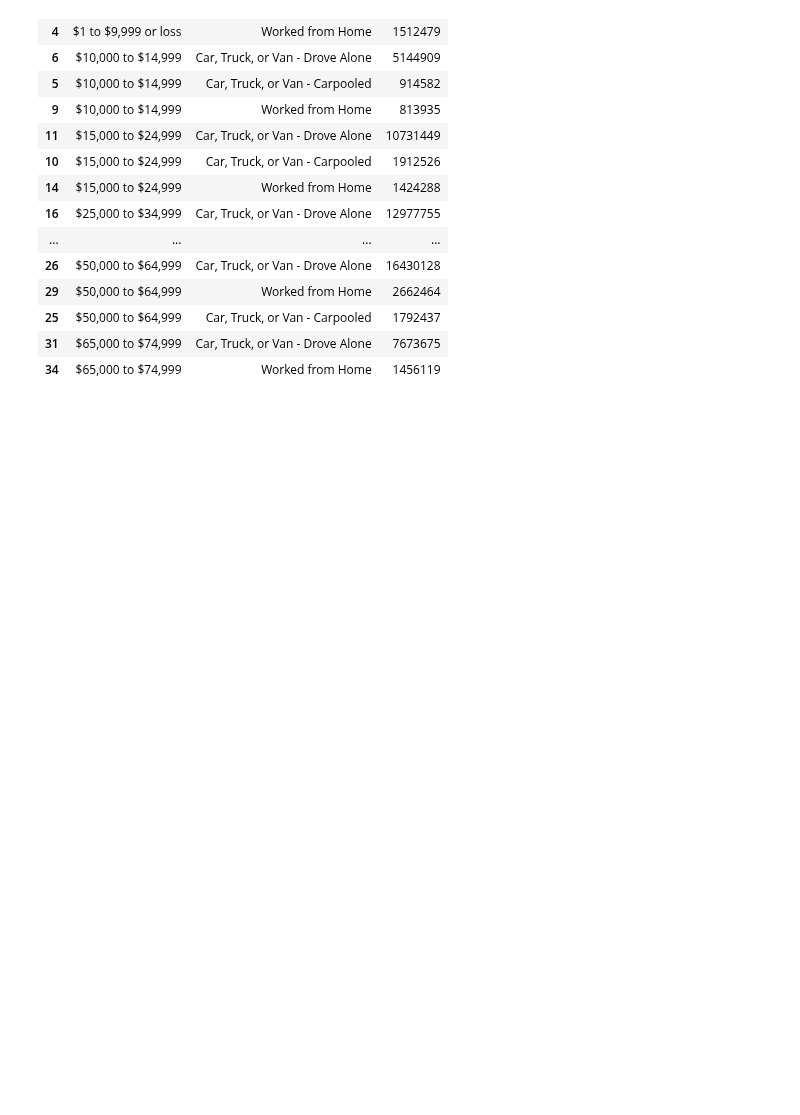
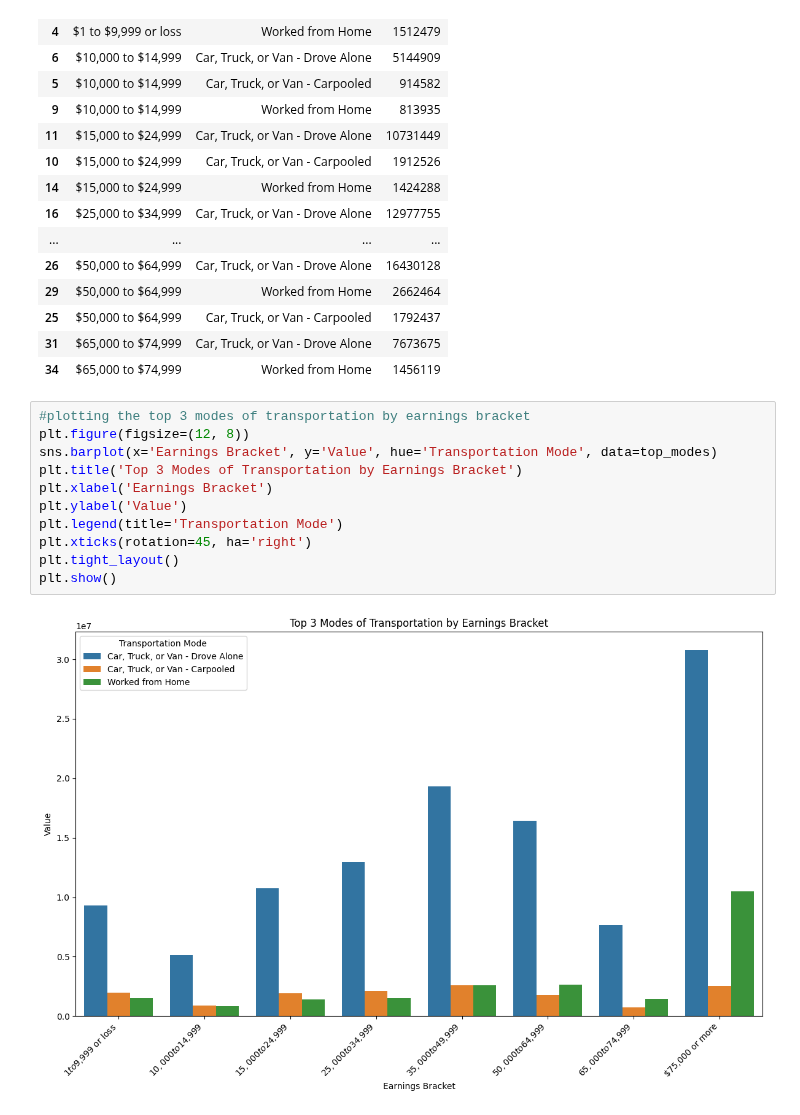
Before and after one commit to angelikabrown/CensusDataEDA, a Jupyter notebook: commute_viz.ipynb, the cells around one changed output. Saved outputs shown, nothing was run; the diff lists cells and outputs as text; blank space fills up the shorter version.

Commit message:
top 3 modes bar chart

```diff
--- a/commute_viz.ipynb
+++ b/commute_viz.ipynb
@@ -139,3 +139,16 @@ top_modes.head(20)
 | 25 | $50,000 to $64,999 | Car, Truck, or Van - Carpooled | 1792437 |
 | 31 | $65,000 to $74,999 | Car, Truck, or Van - Drove Alone | 7673675 |
 | 34 | $65,000 to $74,999 | Worked from Home | 1456119 |
+# %%
+#plotting the top 3 modes of transportation by earnings bracket
+plt.figure(figsize=(12, 8))
+sns.barplot(x='Earnings Bracket', y='Value', hue='Transportation Mode', data=top_modes)
+plt.title('Top 3 Modes of Transportation by Earnings Bracket')
+plt.xlabel('Earnings Bracket')
+plt.ylabel('Value')
+plt.legend(title='Transportation Mode')
+plt.xticks(rotation=45, ha='right')
+plt.tight_layout()
+plt.show()
+# %% [output]
+[figure, added]
```
